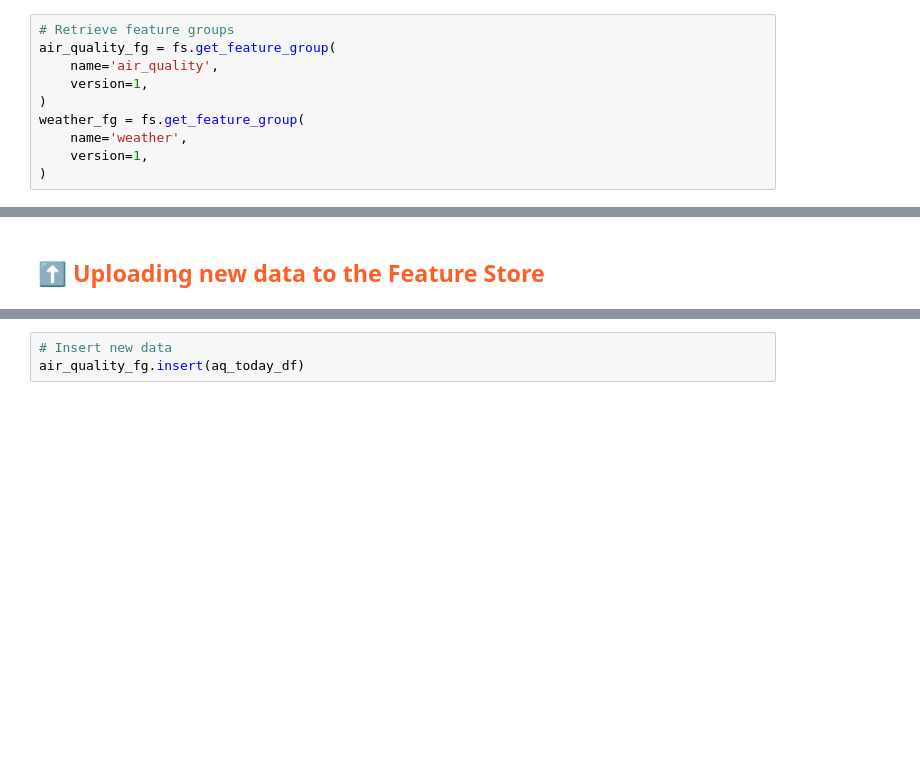
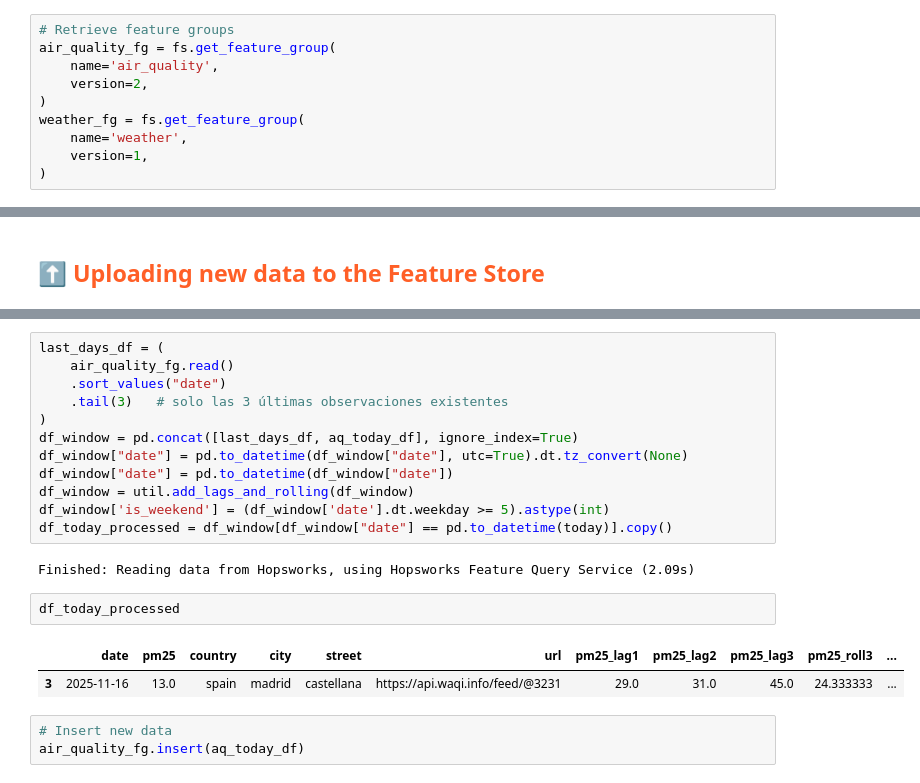
Before and after one commit to omar-leo-samman/mlfs-book, a Jupyter notebook: notebooks/airquality/2_air_quality_feature_pipeline.ipynb, the cells around one changed output, grey strips where cells are left out. Saved outputs shown, nothing was run; the diff lists cells and outputs as text; blank space fills up the shorter version.

```diff
--- a/notebooks/airquality/2_air_quality_feature_pipeline.ipynb
+++ b/notebooks/airquality/2_air_quality_feature_pipeline.ipynb
@@ -109,7 +109,7 @@ Logged in to project, explore it here https://c.app.hopsworks.ai:443/p/1286332
 # Retrieve feature groups
 air_quality_fg = fs.get_feature_group(
     name='air_quality',
-    version=1,
+    version=2,
 )
 weather_fg = fs.get_feature_group(
     name='weather',
@@ -192,3 +236,22 @@ memory usage: 356.0+ bytes
+# %%
+last_days_df = (
+    air_quality_fg.read()
+    .sort_values("date")
+    .tail(3)   # solo las 3 últimas observaciones existentes
+)
+df_window = pd.concat([last_days_df, aq_today_df], ignore_index=True)
+df_window["date"] = pd.to_datetime(df_window["date"], utc=True).dt.tz_convert(None)
+df_window["date"] = pd.to_datetime(df_window["date"])
+df_window = util.add_lags_and_rolling(df_window)
+df_window['is_weekend'] = (df_window['date'].dt.weekday >= 5).astype(int)
+df_today_processed = df_window[df_window["date"] == pd.to_datetime(today)].copy()
+# %% [output]
+Finished: Reading data from Hopsworks, using Hopsworks Feature Query Service (2.09s)
+# %%
+df_today_processed
+# %% [output]
+|  | date | pm25 | country | city | street | url | pm25_lag1 | pm25_lag2 | pm25_lag3 | pm25_roll3 | ... |
+| 3 | 2025-11-16 | 13.0 | spain | madrid | castellana | https://api.waqi.info/feed/@3231 | 29.0 | 31.0 | 45.0 | 24.333333 | ... |
 # %%
 # Insert new data
 air_quality_fg.insert(aq_today_df)
```
Also changed, not shown: parts of 7 cells of this notebook, 5 other files.
